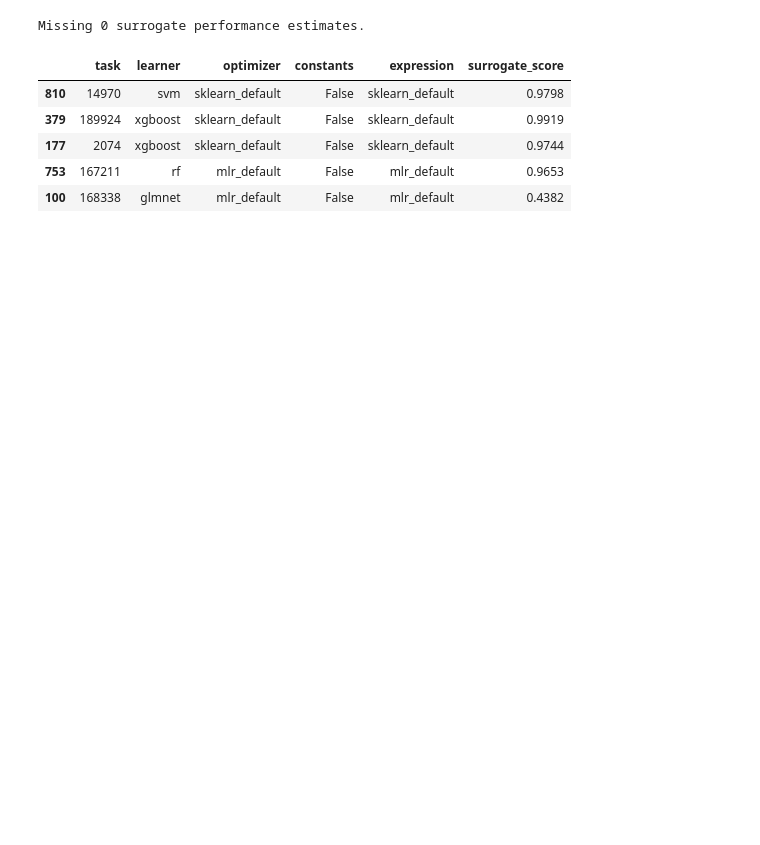
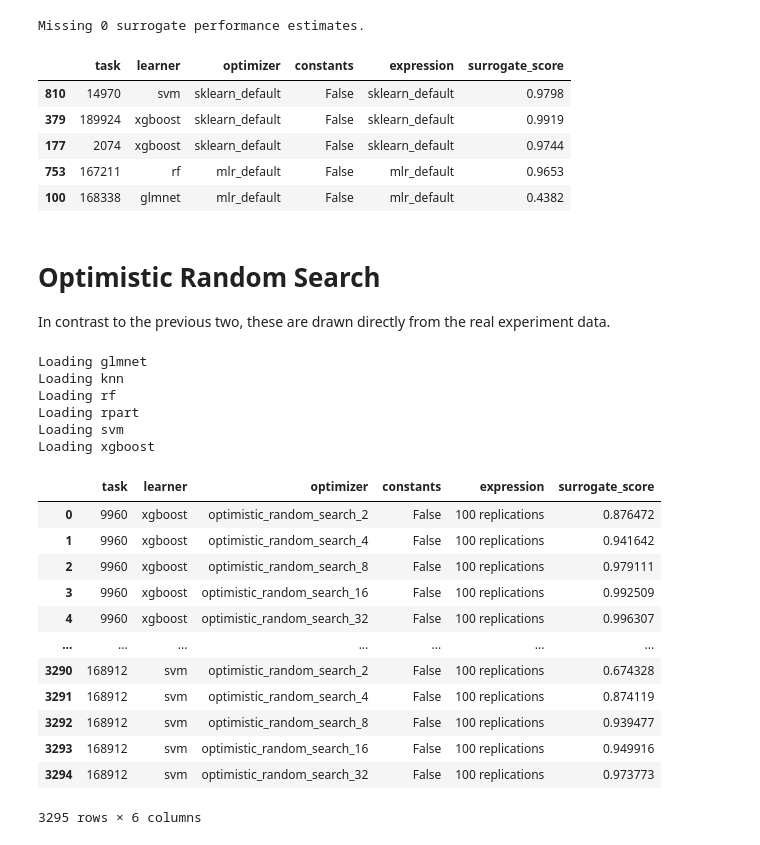
Before and after one commit to PGijsbers/symbolicdefaults, a Jupyter notebook: Figures/Generate Data Files.ipynb, the cells around one changed output. Drawn from its saved outputs; the diff is of its cells as text; code cells hidden in the pictures; blank space fills up the shorter version.

```diff
--- a/Figures/Generate Data Files.ipynb
+++ b/Figures/Generate Data Files.ipynb
@@ -171,3 +173,77 @@ default_performance.sample(5)
 | 100 | 168338 | glmnet | mlr_default | False | mlr_default | 0.4382 |
 # %%
 pd.concat([default_performance, surrogate_performance]).to_csv("surrogate_performance.csv", sep=';', index=False)
+# %% [markdown]
+# Optimistic Random Search
+
+In contrast to the previous two, these are drawn directly from the real experiment data.
+# %%
+import arff
+import json
+
+learners = surrogate_performance.learner.unique()
+task_learner_combinations = set(zip(surrogate_performance.task, surrogate_performance.learner))
+data_for_learner = dict()
+
+
+for learner in learners:
+    print(f"Loading {learner}")
+    with open(f"../problems/mlr_{learner}.json", "r") as json_file:
+        problem_definition = json.load(json_file)
+    experiment_file = problem_definition["experiment_data"]
+
+    with open(os.path.join("..", experiment_file)) as arff_file:
+        d = arff.load(arff_file)
+    columns, dtypes = zip(*d["attributes"])
+    experiment_data = pd.DataFrame(d["data"], columns=columns)
+    data_for_learner[learner] = experiment_data
+# %% [output]
+Loading glmnet
+Loading knn
+Loading rf
+Loading rpart
+Loading svm
+Loading xgboost
+# %%
+results = []
+for task, learner in task_learner_combinations:
+    experiment_data = data_for_learner[learner]
+    learner_task_data = experiment_data[experiment_data.task_id == float(task)].copy()
+    # log loss is the target, and it is minimized
+    score_column = -learner_task_data["perf.logloss"]
+    # perform min-max scaling to compare to surrogate predictions
+    learner_task_data["normalized_score"] = (score_column - min(score_column)) / (max(score_column) - min(score_column))
+
+    for x in [2**i for i in range(1, 6)]:
+        scores = []
+        for _ in range(100):
+            x_sample = learner_task_data.sample(x)
+            best_result = x_sample["normalized_score"].idxmax()
+            scores.append(x_sample.loc[best_result]["normalized_score"])
+
+        results.append(dict(
+            task=task,
+            learner=learner,
+            optimizer=f"optimistic_random_search_{x}",
+            constants=False,
+            expression="100 replications",
+            surrogate_score=sum(scores)/len(scores),
+        ))
+# %%
+optimistic_random_search = pd.DataFrame.from_dict(results, orient='columns')
+# %%
+optimistic_random_search
+# %% [output]
+|  | task | learner | optimizer | constants | expression | surrogate_score |
+| 0 | 9960 | xgboost | optimistic_random_search_2 | False | 100 replications | 0.876472 |
+| 1 | 9960 | xgboost | optimistic_random_search_4 | False | 100 replications | 0.941642 |
+| 2 | 9960 | xgboost | optimistic_random_search_8 | False | 100 replications | 0.979111 |
+| 3 | 9960 | xgboost | optimistic_random_search_16 | False | 100 replications | 0.992509 |
+| 4 | 9960 | xgboost | optimistic_random_search_32 | False | 100 replications | 0.996307 |
+| ... | ... | ... | ... | ... | ... | ... |
+| 3290 | 168912 | svm | optimistic_random_search_2 | False | 100 replications | 0.674328 |
+| 3291 | 168912 | svm | optimistic_random_search_4 | False | 100 replications | 0.874119 |
+| 3292 | 168912 | svm | optimistic_random_search_8 | False | 100 replications | 0.939477 |
+| 3293 | 168912 | svm | optimistic_random_search_16 | False | 100 replications | 0.949916 |
+| 3294 | 168912 | svm | optimistic_random_search_32 | False | 100 replications | 0.973773 |
+3295 rows × 6 columns
```
Also changed, not shown: parts of 4 cells of this notebook, 4 other files.
